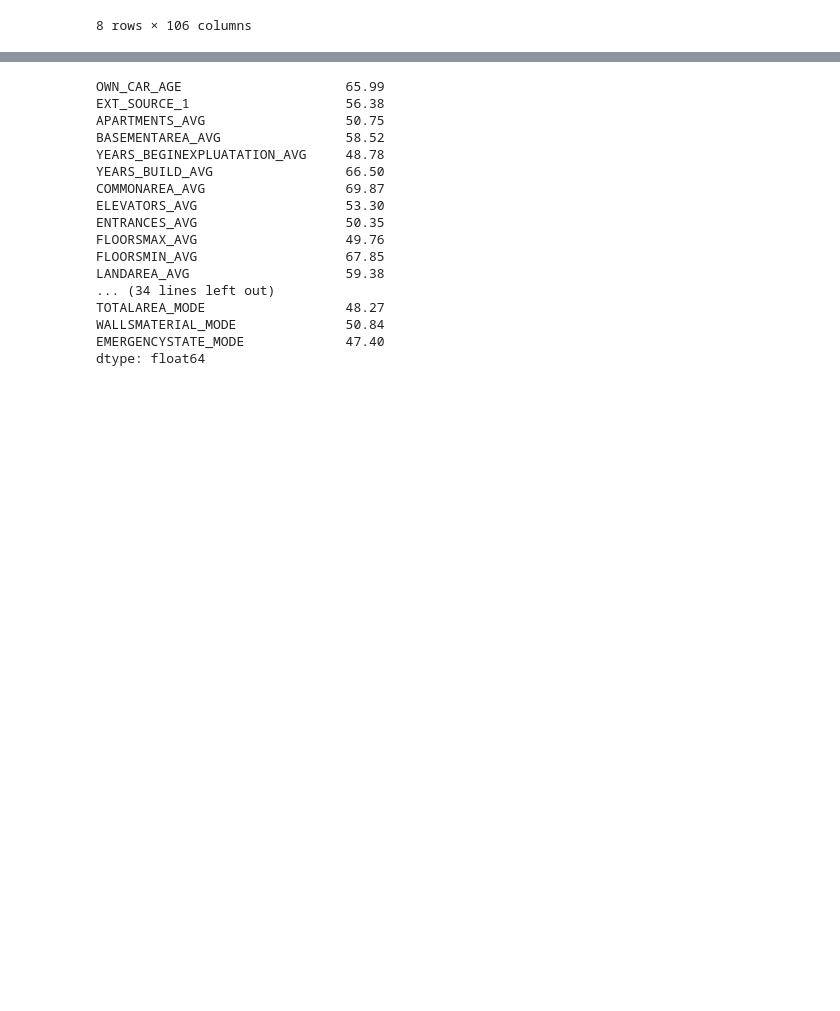
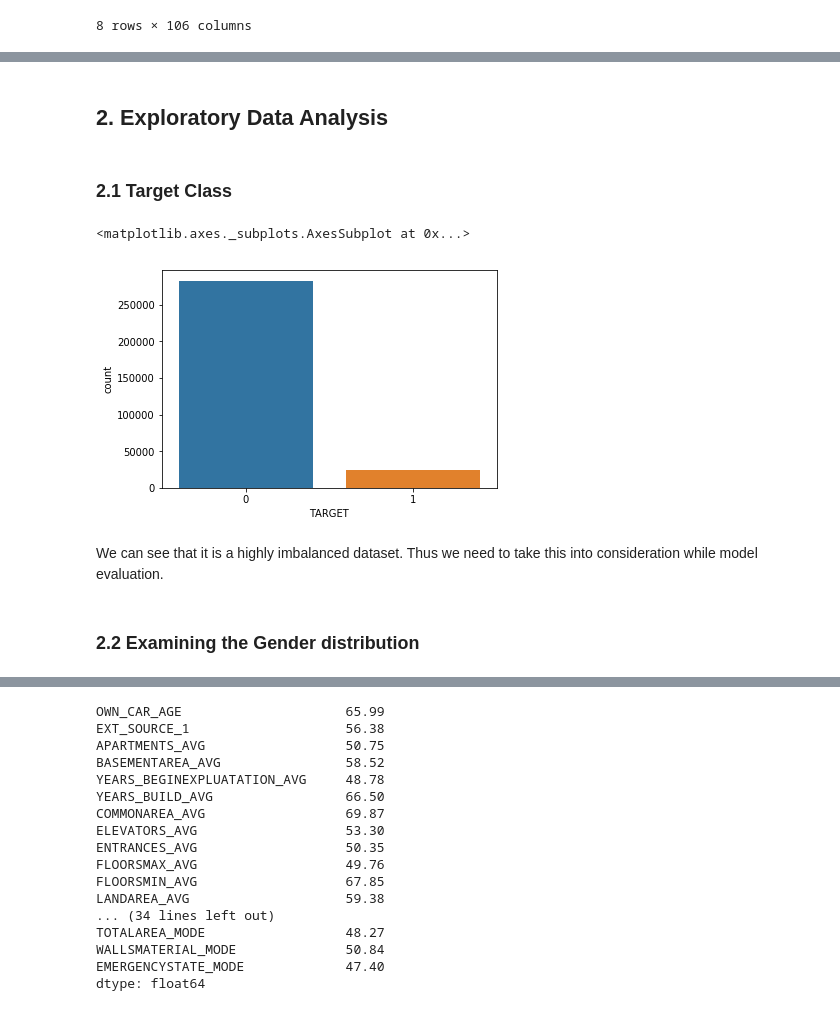
Before and after one commit to infimsr/Kaggle_project, a Jupyter notebook: Credit Risk - Kaggle.ipynb, the cells around one changed output, grey strips where cells are left out. Drawn from its saved outputs; the diff is of its cells as text; code cells hidden in the pictures; blank space fills up the shorter version.

Commit message:
Add files via upload
Final model

```diff
--- a/Credit Risk - Kaggle.ipynb
+++ b/Credit Risk - Kaggle.ipynb
@@ -32,0 +42,13 @@ credit_train.shape
+# %% [markdown]
+## 2. Exploratory Data Analysis
+# %% [markdown]
+### 2.1 Target Class
+# %%
+sns.countplot(x='TARGET', data=credit_train)
+# %% [output]
+<matplotlib.axes._subplots.AxesSubplot at 0x...>
+[figure, added]
+# %% [markdown]
+We can see that it is a highly imbalanced dataset. Thus we need to take this into consideration while model evaluation.
+# %% [markdown]
+### 2.2 Examining the Gender distribution
```
Also changed, not shown: parts of 89 cells of this notebook.
